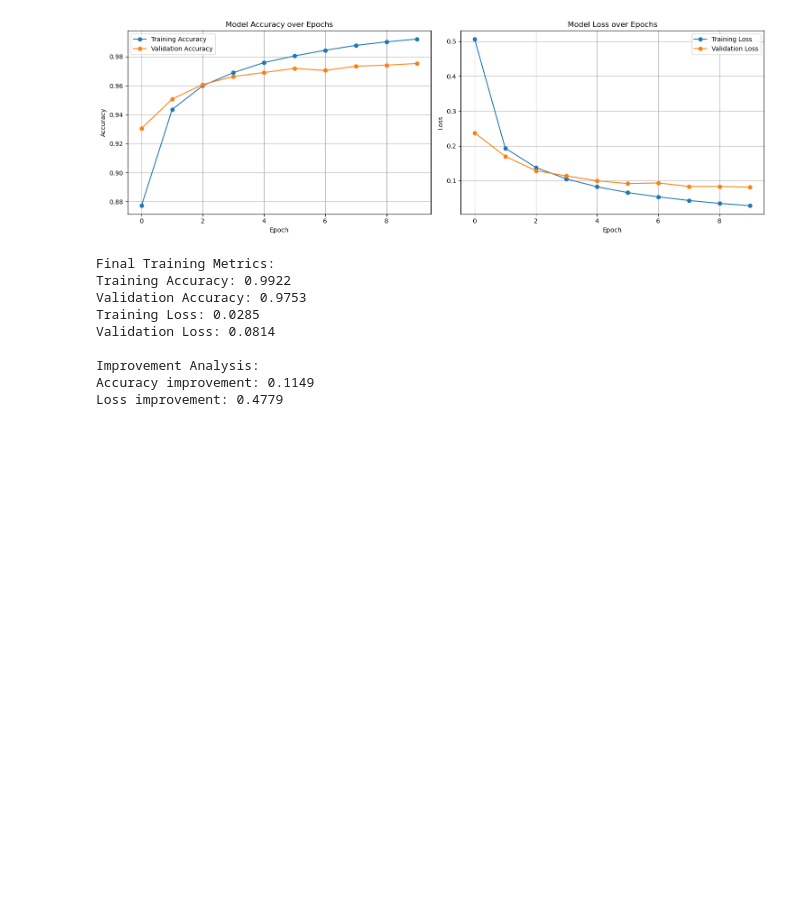
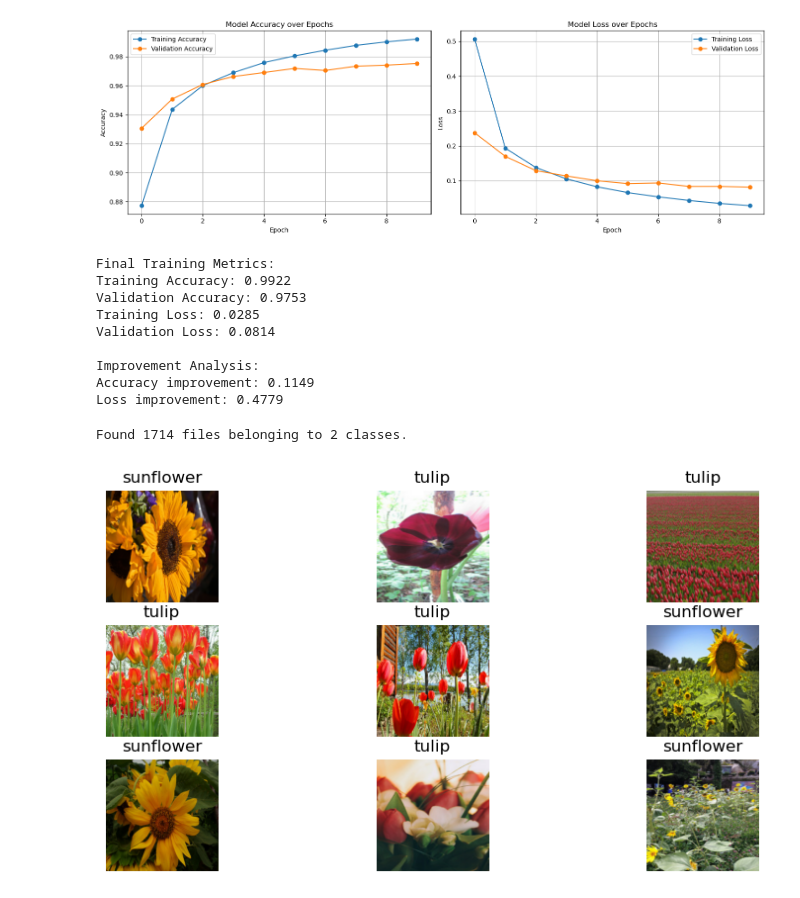
Before and after one commit to raoufboukh/atelier, a Jupyter notebook: test.ipynb, the cells around one changed output. Saved outputs shown, nothing was run; the diff lists cells and outputs as text; code cells hidden in the pictures; blank space fills up the shorter version.

```diff
--- a/test.ipynb
+++ b/test.ipynb
@@ -228,3 +228,33 @@ Validation Loss: 0.0814
 Improvement Analysis:
 Accuracy improvement: 0.1149
 Loss improvement: 0.4779
+# %%
+import tensorflow as tf
+import matplotlib.pyplot as plt
+
+# Définir le chemin vers le dataset
+dataset_path =r"C:\Users\wargou\Downloads\Telegram Desktop\FlowersDataset"
+
+# Charger les images en dataset TensorFlow
+batch_size = 32
+img_size = (224, 224)  # Taille standard pour les CNN comme MobileNet ou ResNet
+
+train_dataset = tf.keras.preprocessing.image_dataset_from_directory(
+    dataset_path,
+    image_size=img_size,
+    batch_size=batch_size
+)
+
+# Afficher quelques images avec leur label
+class_names = train_dataset.class_names  # Les labels sont les noms des dossiers
+plt.figure(figsize=(10, 5))
+for images, labels in train_dataset.take(1):  # Prendre un batch
+    for i in range(9):
+        plt.subplot(3, 3, i+1)
+        plt.imshow(images[i].numpy().astype("uint8"))
+        plt.title(class_names[labels[i].numpy()])
+        plt.axis("off")
+plt.show()
+# %% [output]
+Found 1714 files belonging to 2 classes.
+[figure, added]
```
Also changed, not shown: parts of 2 cells of this notebook.
